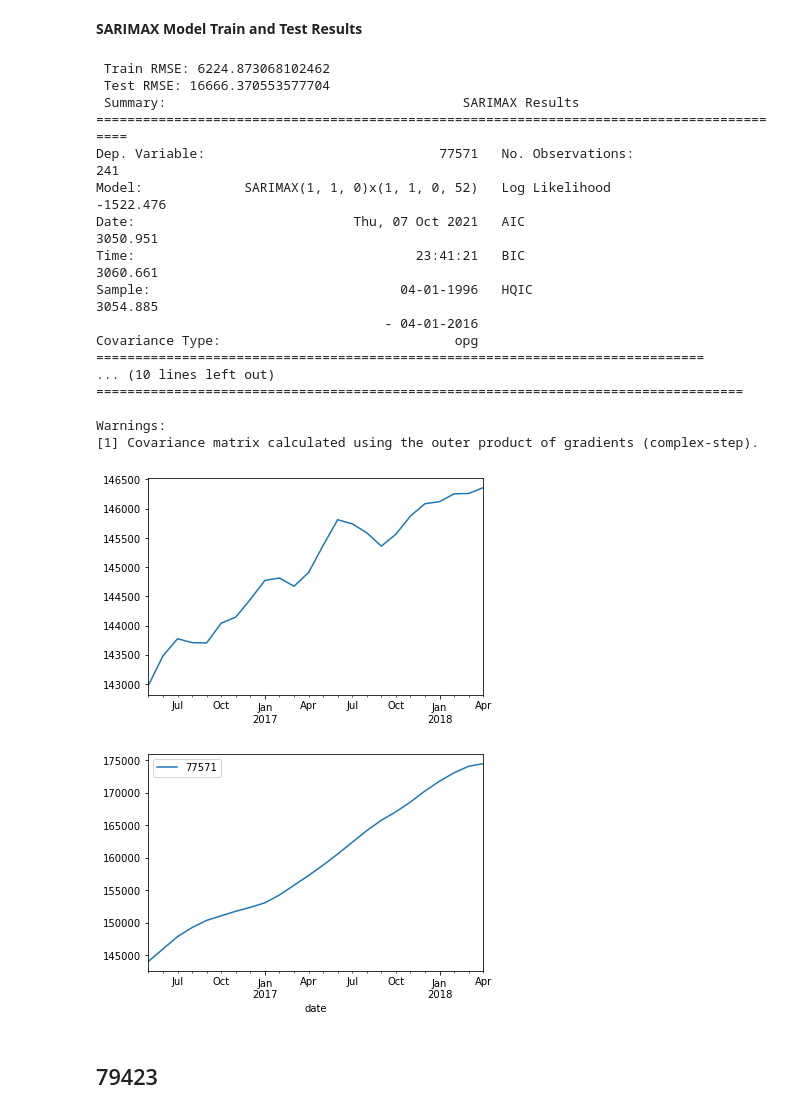
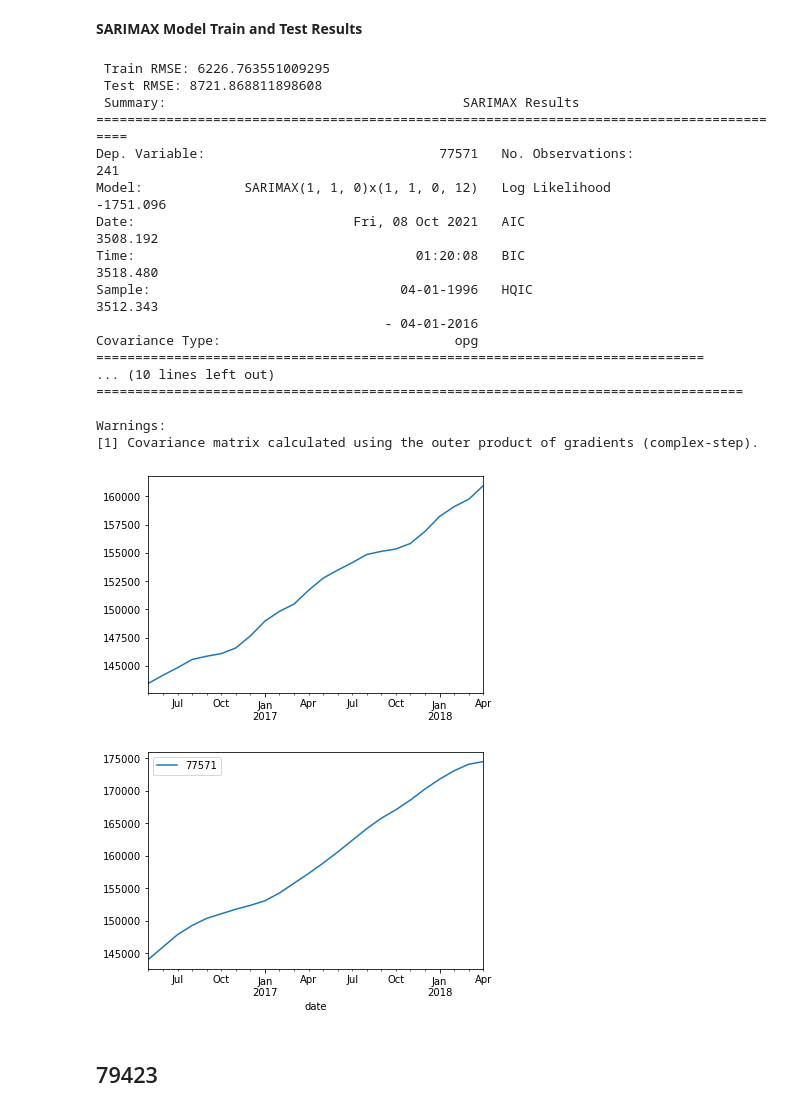
Before and after one commit to rhk48/zillow-time-series, a Jupyter notebook: final_nb.ipynb, the cells around one changed output. Drawn from its saved outputs; the diff is of its cells as text; code cells hidden in the pictures.

```diff
--- a/final_nb.ipynb
+++ b/final_nb.ipynb
@@ -802,27 +942,27 @@ Warnings:
 # %% [markdown]
 **SARIMAX Model Train and Test Results**
 # %%
-model = sarimax_results(endog=train, test=test, order=[1,1,0], seasonal_order=[1,1,0,52])
+model = sarimax_results(endog=train, test=test, order=[1,1,0], seasonal_order=[1,1,0,12])
 plot_preds_sarimax(test, model);
 # %% [output]
- Train RMSE: 6224.873068102462
- Test RMSE: 16666.370553577704
+ Train RMSE: 6226.763551009295
+ Test RMSE: 8721.868811898608
  Summary:                                      SARIMAX Results
 ==========================================================================================
 Dep. Variable:                              77571   No. Observations:                  241
-Model:             SARIMAX(1, 1, 0)x(1, 1, 0, 52)   Log Likelihood               -1522.476
-Date:                            Thu, 07 Oct 2021   AIC                           3050.951
-Time:                                    23:41:21   BIC                           3060.661
-Sample:                                04-01-1996   HQIC                          3054.885
+Model:             SARIMAX(1, 1, 0)x(1, 1, 0, 12)   Log Likelihood               -1751.096
+Date:                            Fri, 08 Oct 2021   AIC                           3508.192
+Time:                                    01:20:08   BIC                           3518.480
+Sample:                                04-01-1996   HQIC                          3512.343
                                      - 04-01-2016
 Covariance Type:                              opg
 ==============================================================================
 ... (10 lines left out)
 ===================================================================================
 
 Warnings:
 [1] Covariance matrix calculated using the outer product of gradients (complex-step).
-[figure, old version]
+[figure, new version]
 [figure]
 # %% [markdown]
 ## 79423
```
Also changed, not shown: parts of 41 cells of this notebook.
